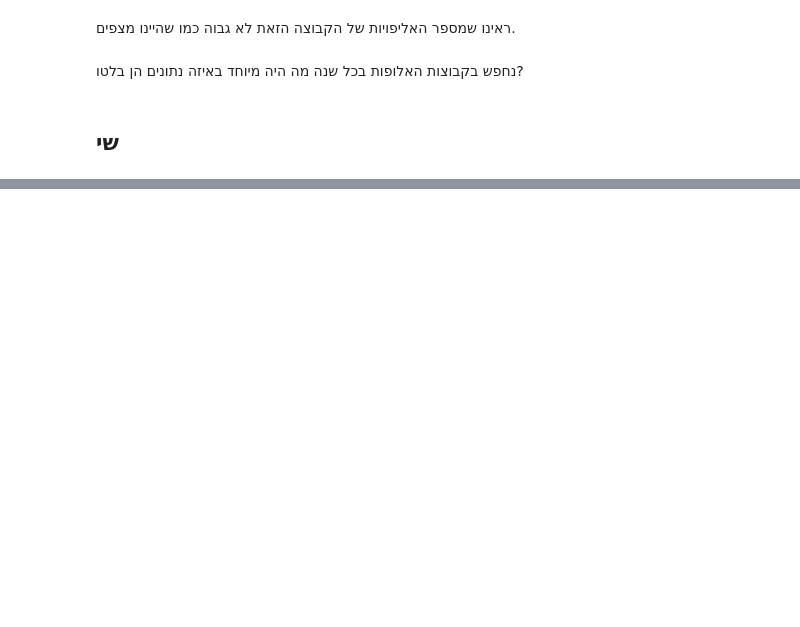
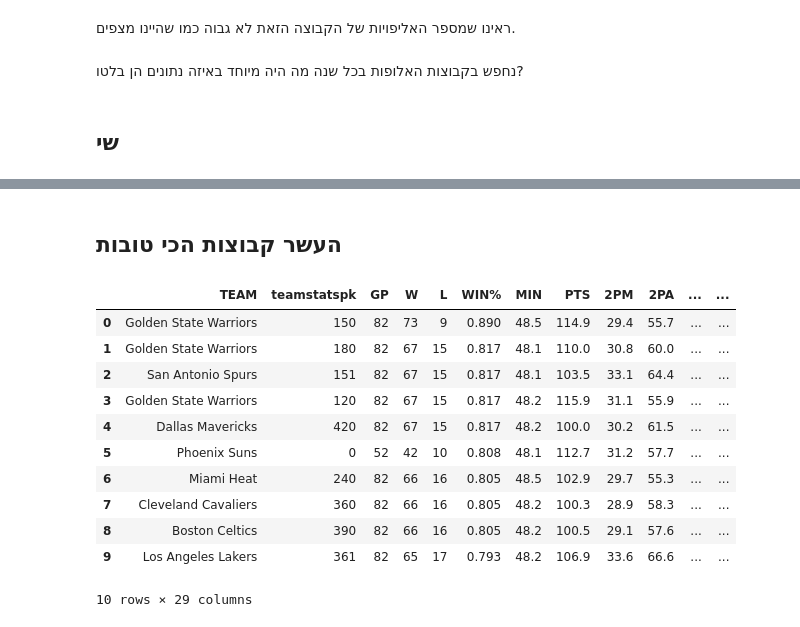
Before and after one commit to eytanmuzafi/data-science, a Jupyter notebook: project.ipynb, the cells around one changed output, grey strips where cells are left out. Cells and saved outputs as stored; diff of their text form; code cells hidden in the pictures; blank space fills up the shorter version.

```diff
--- a/project.ipynb
+++ b/project.ipynb
@@ -393,0 +410,21 @@ sns.lineplot(data =nba_stat,x='SEASON',y='STL')
+# %% [markdown]
+## העשר קבוצות הכי טובות
+# %%
+best_teams = nba_stat.copy()
+best_teams.set_index('TEAM', inplace=True)
+best_teams=best_teams.sort_values('WIN%',ascending=False).reset_index()
+best_teams=best_teams.head(10)
+best_teams
+# %% [output]
+|  | TEAM | teamstatspk | GP | W | L | WIN% | MIN | PTS | 2PM | 2PA | ... | ... |
+| 0 | Golden State Warriors | 150 | 82 | 73 | 9 | 0.890 | 48.5 | 114.9 | 29.4 | 55.7 | ... | ... |
+| 1 | Golden State Warriors | 180 | 82 | 67 | 15 | 0.817 | 48.1 | 110.0 | 30.8 | 60.0 | ... | ... |
+| 2 | San Antonio Spurs | 151 | 82 | 67 | 15 | 0.817 | 48.1 | 103.5 | 33.1 | 64.4 | ... | ... |
+| 3 | Golden State Warriors | 120 | 82 | 67 | 15 | 0.817 | 48.2 | 115.9 | 31.1 | 55.9 | ... | ... |
+| 4 | Dallas Mavericks | 420 | 82 | 67 | 15 | 0.817 | 48.2 | 100.0 | 30.2 | 61.5 | ... | ... |
+| 5 | Phoenix Suns | 0 | 52 | 42 | 10 | 0.808 | 48.1 | 112.7 | 31.2 | 57.7 | ... | ... |
+| 6 | Miami Heat | 240 | 82 | 66 | 16 | 0.805 | 48.5 | 102.9 | 29.7 | 55.3 | ... | ... |
+| 7 | Cleveland Cavaliers | 360 | 82 | 66 | 16 | 0.805 | 48.2 | 100.3 | 28.9 | 58.3 | ... | ... |
+| 8 | Boston Celtics | 390 | 82 | 66 | 16 | 0.805 | 48.2 | 100.5 | 29.1 | 57.6 | ... | ... |
+| 9 | Los Angeles Lakers | 361 | 82 | 65 | 17 | 0.793 | 48.2 | 106.9 | 33.6 | 66.6 | ... | ... |
+10 rows × 29 columns
```
Also changed, not shown: parts of 19 cells of this notebook.
